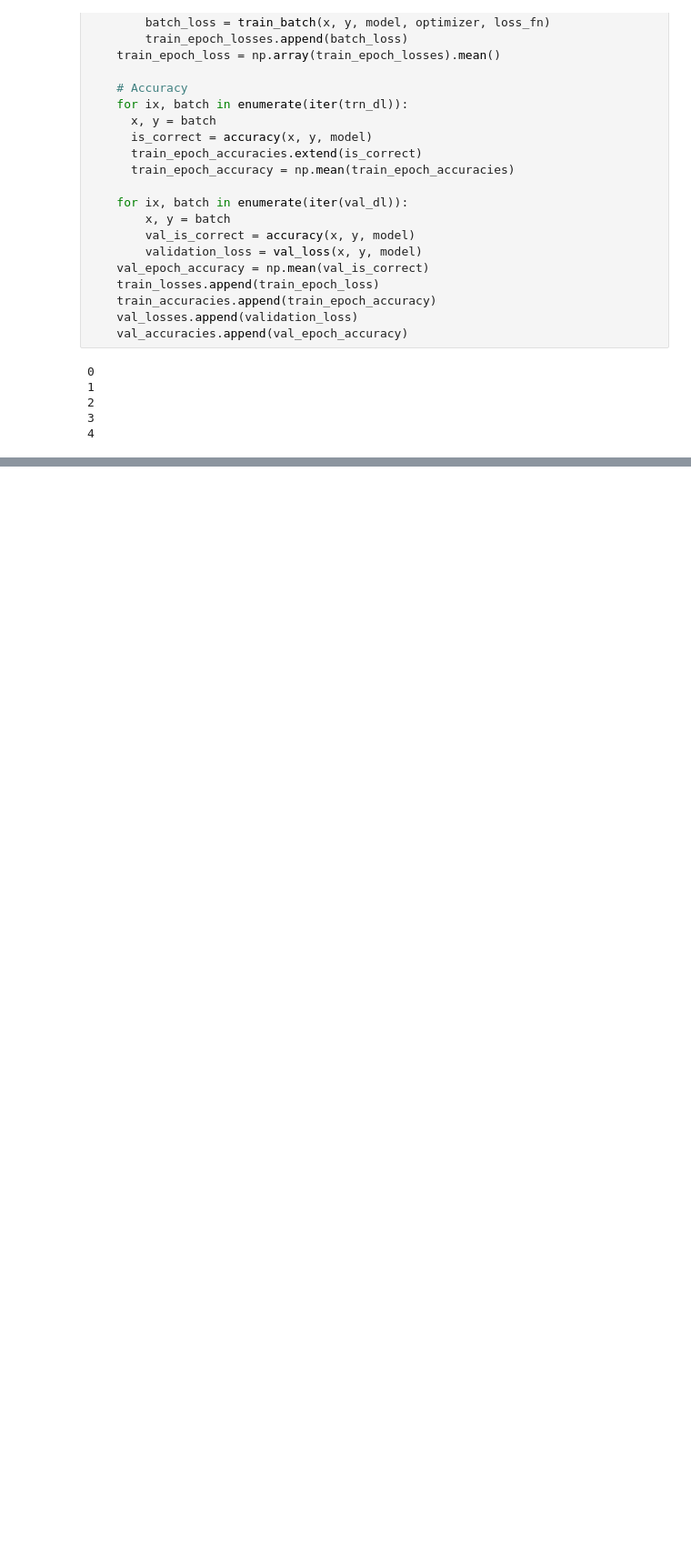
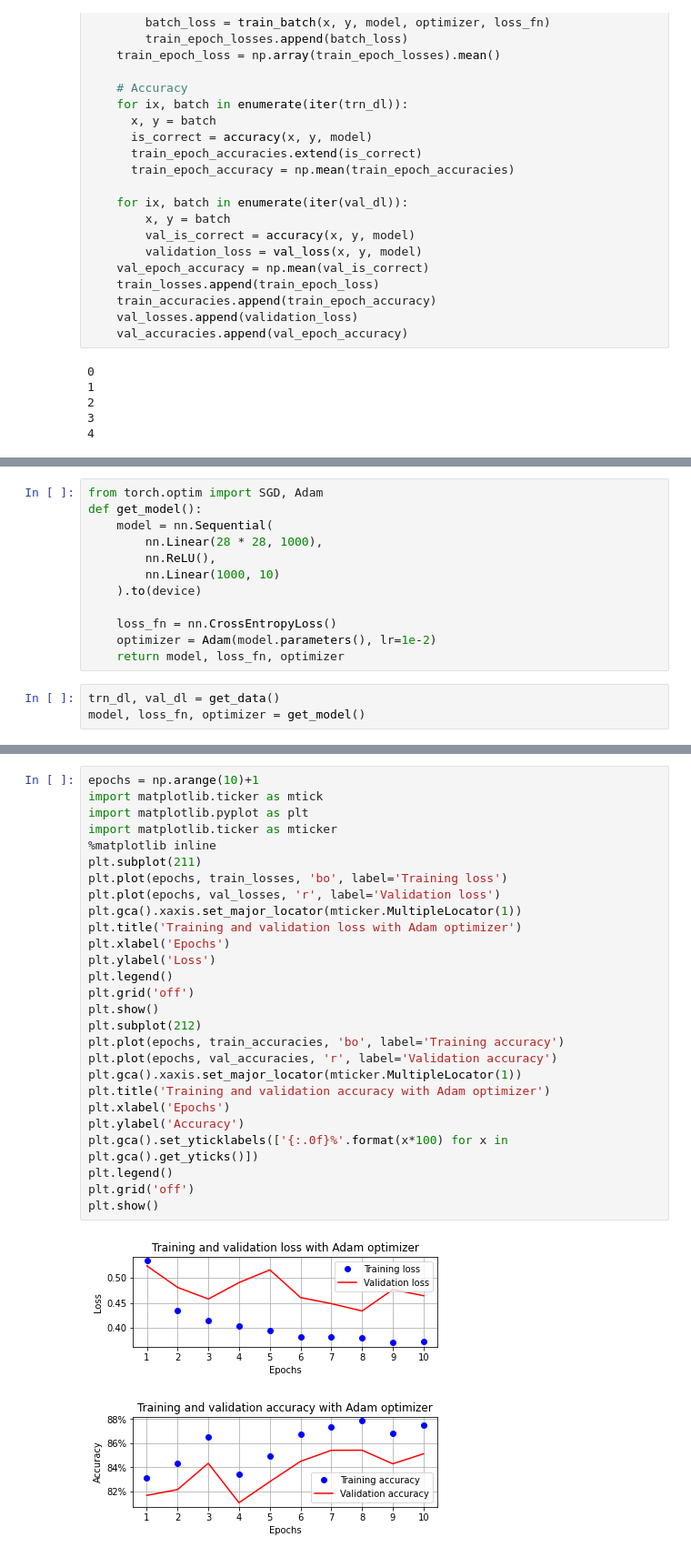
Before and after one commit to ahmadSoliman94/Artificial-Intelligence, a Jupyter notebook: DL/Modern Computer Vision with Pytorch/Building_a_Deep_Neural_Network_with_PyTorch.ipynb, the cells around one changed output, grey strips where cells are left out. Shown at 91% size. Cells and saved outputs as stored; diff of their text form; blank space fills up the shorter version.

```diff
--- a/DL/Modern Computer Vision with Pytorch/Building_a_Deep_Neural_Network_with_PyTorch.ipynb
+++ b/DL/Modern Computer Vision with Pytorch/Building_a_Deep_Neural_Network_with_PyTorch.ipynb
@@ -762,0 +902,15 @@ plt.show()
+# %%
+from torch.optim import SGD, Adam
+def get_model():
+    model = nn.Sequential(
+        nn.Linear(28 * 28, 1000),
+        nn.ReLU(),
+        nn.Linear(1000, 10)
+    ).to(device)
+
+    loss_fn = nn.CrossEntropyLoss()
+    optimizer = Adam(model.parameters(), lr=1e-2)
+    return model, loss_fn, optimizer
+# %%
+trn_dl, val_dl = get_data()
+model, loss_fn, optimizer = get_model()
@@ -762,0 +954,30 @@ plt.show()
+# %%
+epochs = np.arange(10)+1
+import matplotlib.ticker as mtick
+import matplotlib.pyplot as plt
+import matplotlib.ticker as mticker
+%matplotlib inline
+plt.subplot(211)
+plt.plot(epochs, train_losses, 'bo', label='Training loss')
+plt.plot(epochs, val_losses, 'r', label='Validation loss')
+plt.gca().xaxis.set_major_locator(mticker.MultipleLocator(1))
+plt.title('Training and validation loss with Adam optimizer')
+plt.xlabel('Epochs')
+plt.ylabel('Loss')
+plt.legend()
+plt.grid('off')
+plt.show()
+plt.subplot(212)
+plt.plot(epochs, train_accuracies, 'bo', label='Training accuracy')
+plt.plot(epochs, val_accuracies, 'r', label='Validation accuracy')
+plt.gca().xaxis.set_major_locator(mticker.MultipleLocator(1))
+plt.title('Training and validation accuracy with Adam optimizer')
+plt.xlabel('Epochs')
+plt.ylabel('Accuracy')
+plt.gca().set_yticklabels(['{:.0f}%'.format(x*100) for x in plt.gca().get_yticks()])
+plt.legend()
+plt.grid('off')
+plt.show()
+# %% [output]
+[figure, added]
+[figure, added]
```
Also changed, not shown: parts of 49 cells of this notebook.
